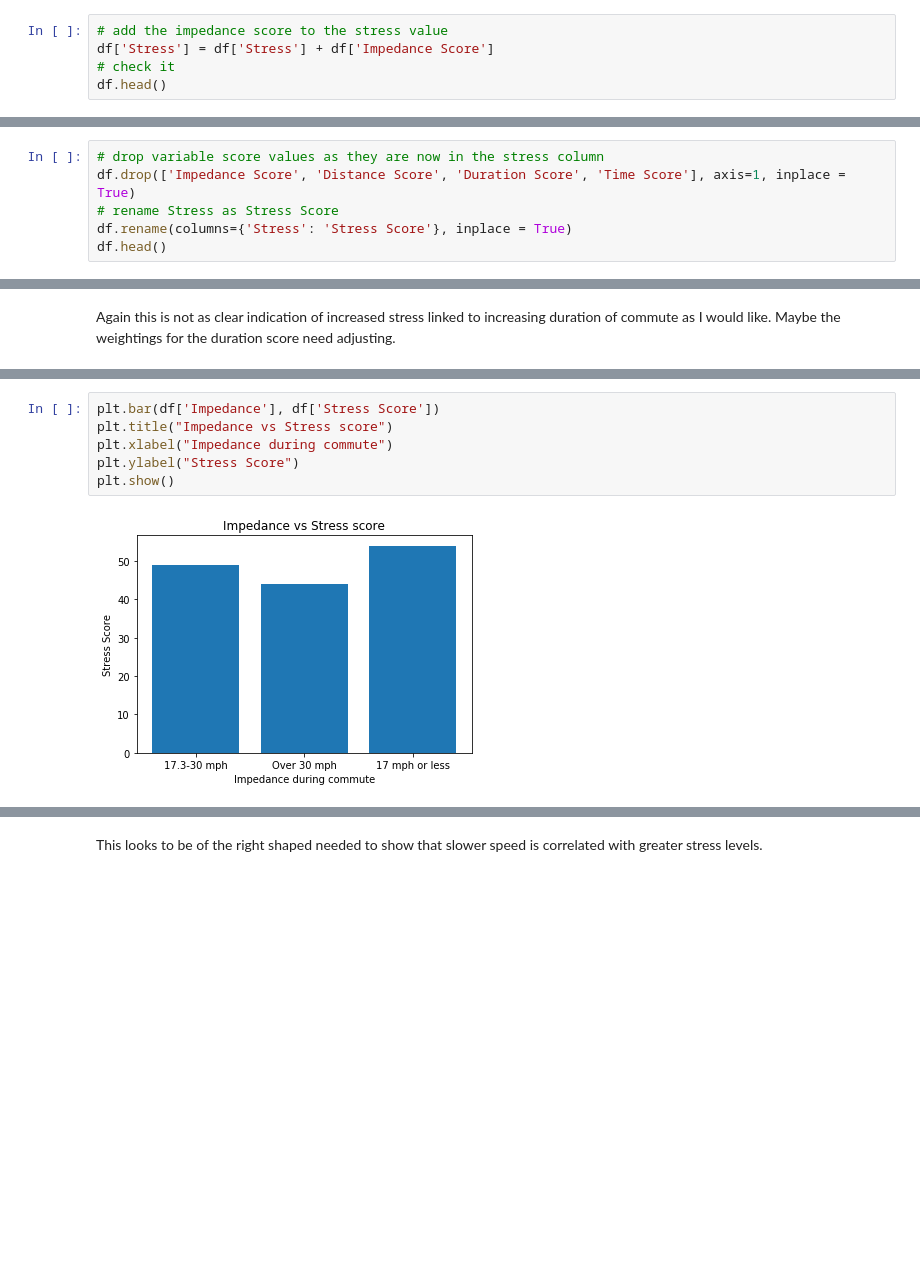
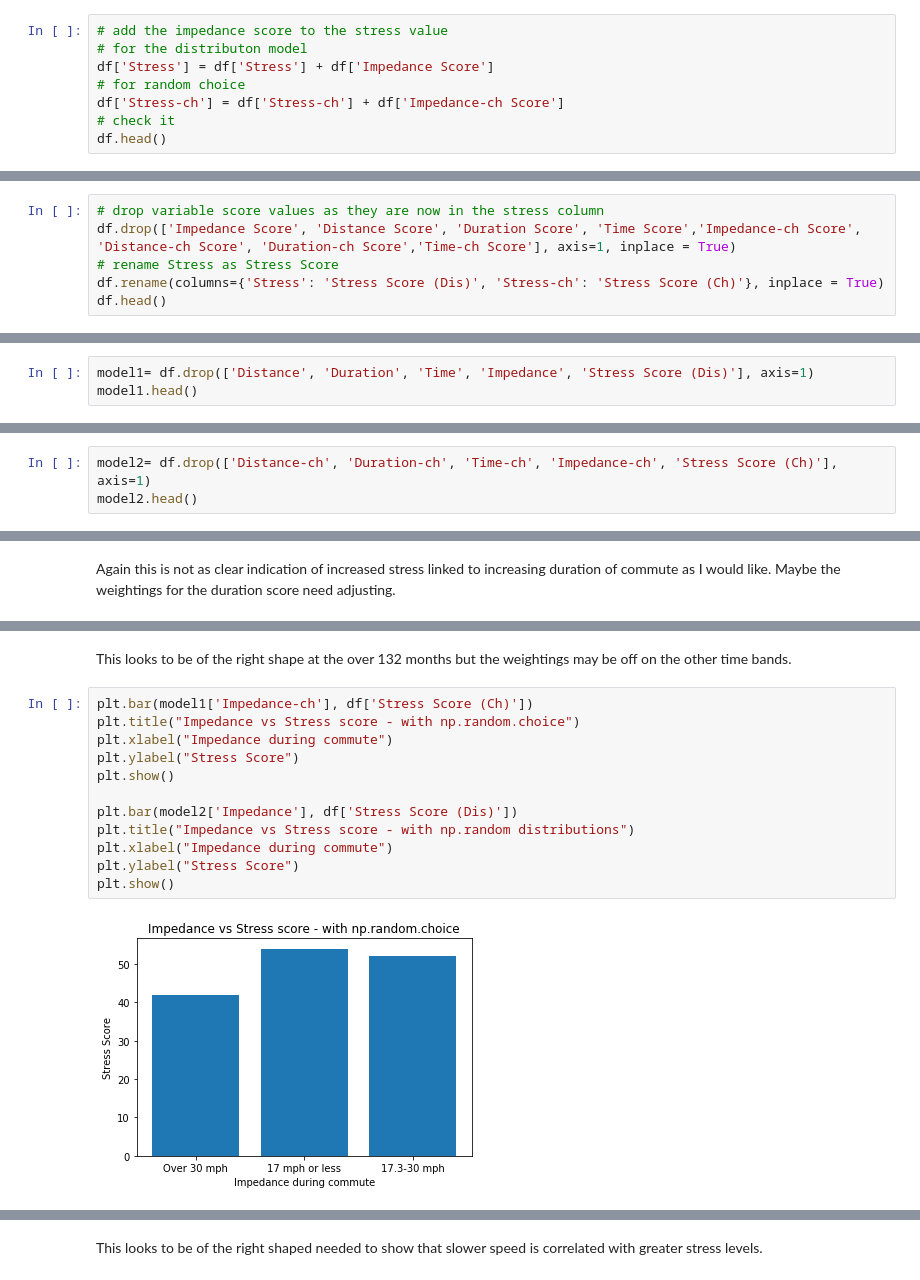
Before and after one commit to Osheah/commute-stress, a Jupyter notebook: commute-stress.ipynb, the cells around one changed output, grey strips where cells are left out. Cells and saved outputs as stored; diff of their text form; blank space fills up the shorter version.

Commit message:
fixed up some np.random.choice plots

```diff
--- a/commute-stress.ipynb
+++ b/commute-stress.ipynb
@@ -1761,6 +1926,9 @@ df.head()
 # %%
 # add the impedance score to the stress value
+# for the distributon model
 df['Stress'] = df['Stress'] + df['Impedance Score']
+# for random choice
+df['Stress-ch'] = df['Stress-ch'] + df['Impedance-ch Score']
 # check it
 df.head()
 # %% [output]
@@ -1825,7 +1945,7 @@ Now that the stress score is calculated, the intermediate columns in the datafra
 # %%
 # drop variable score values as they are now in the stress column
-df.drop(['Impedance Score', 'Distance Score', 'Duration Score', 'Time Score'], axis=1, inplace = True)
+df.drop(['Impedance Score', 'Distance Score', 'Duration Score', 'Time Score','Impedance-ch Score', 'Distance-ch Score', 'Duration-ch Score','Time-ch Score'], axis=1, inplace = True)
 # rename Stress as Stress Score
-df.rename(columns={'Stress': 'Stress Score'}, inplace = True)
+df.rename(columns={'Stress': 'Stress Score (Dis)', 'Stress-ch': 'Stress Score (Ch)'}, inplace = True)
 df.head()
 # %% [output]
@@ -1837,0 +1960,3 @@ df.head()
+# %%
+model1= df.drop(['Distance', 'Duration', 'Time', 'Impedance', 'Stress Score (Dis)'], axis=1)
+model1.head()
@@ -1837,0 +1970,3 @@ df.head()
+# %%
+model2= df.drop(['Distance-ch', 'Duration-ch', 'Time-ch', 'Impedance-ch', 'Stress Score (Ch)'], axis=1)
+model2.head()
@@ -1930,8 +2056,16 @@ Again this is not as clear indication of increased stress linked to increasing d
+# %% [markdown]
+This looks to be of the right shape at the over 132 months but the weightings may be off on the other time bands.
 # %%
-plt.bar(df['Impedance'], df['Stress Score'])
-plt.title("Impedance vs Stress score")
+plt.bar(model1['Impedance-ch'], df['Stress Score (Ch)'])
+plt.title("Impedance vs Stress score - with np.random.choice")
 plt.xlabel("Impedance during commute")
 plt.ylabel("Stress Score")
 plt.show()
+
+plt.bar(model2['Impedance'], df['Stress Score (Dis)'])
+plt.title("Impedance vs Stress score - with np.random distributions")
+plt.xlabel("Impedance during commute")
+plt.ylabel("Stress Score")
+plt.show()
 # %% [output]
-[figure, old version]
+[figure, new version]
```
Also changed, not shown: parts of 147 cells of this notebook, 2 other files.
